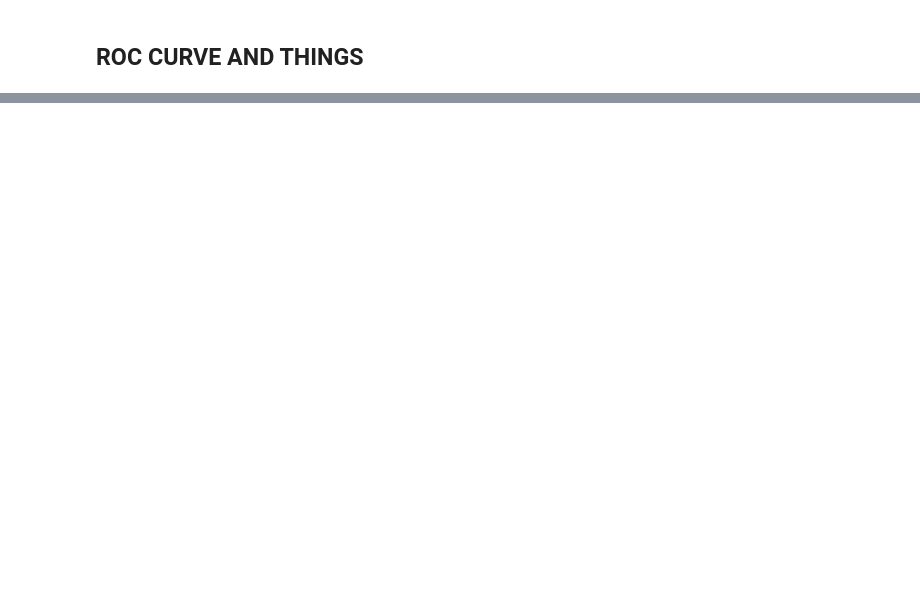
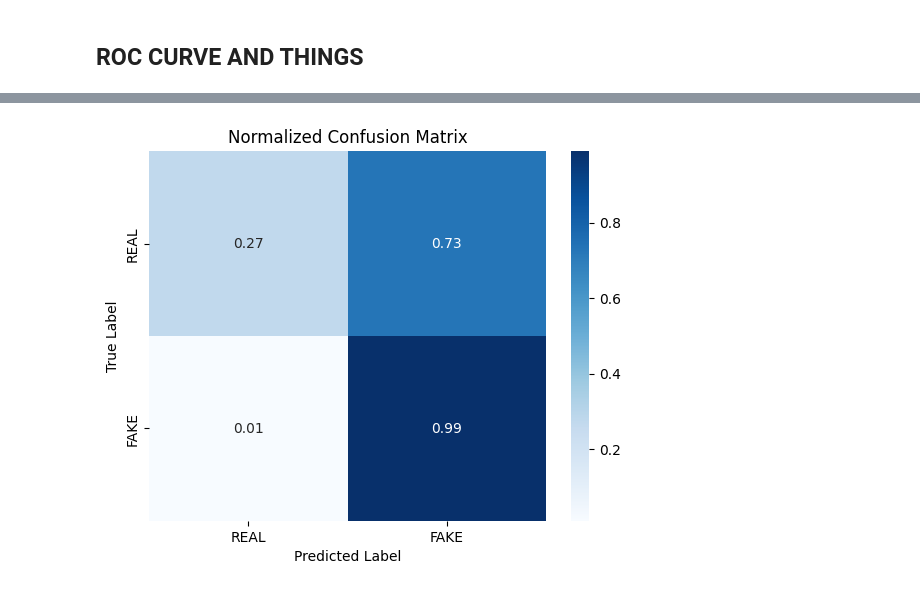
Before and after one commit to naheelkk/Factify, a Jupyter notebook: notebooks/models/merged/02_2_tfidf_NB.ipynb, the cells around one changed output, grey strips where cells are left out. Drawn from its saved outputs; the diff is of its cells as text; code cells hidden in the pictures; blank space fills up the shorter version.

```diff
--- a/notebooks/models/merged/02_2_tfidf_NB.ipynb
+++ b/notebooks/models/merged/02_2_tfidf_NB.ipynb
@@ -123,0 +165,12 @@ weighted avg       0.74      0.57      0.48     34046
+# %%
+from sklearn.metrics import confusion_matrix, ConfusionMatrixDisplay
+import seaborn as sns
+
+cm = confusion_matrix(y_test, y_pred, normalize="true")  # normalized
+sns.heatmap(cm, annot=True, cmap="Blues", fmt=".2f", xticklabels=["REAL","FAKE"], yticklabels=["REAL","FAKE"])
+plt.title("Normalized Confusion Matrix")
+plt.ylabel("True Label")
+plt.xlabel("Predicted Label")
+plt.show()
+# %% [output]
+[figure, added]
```
Also changed, not shown: parts of 10 cells of this notebook.
